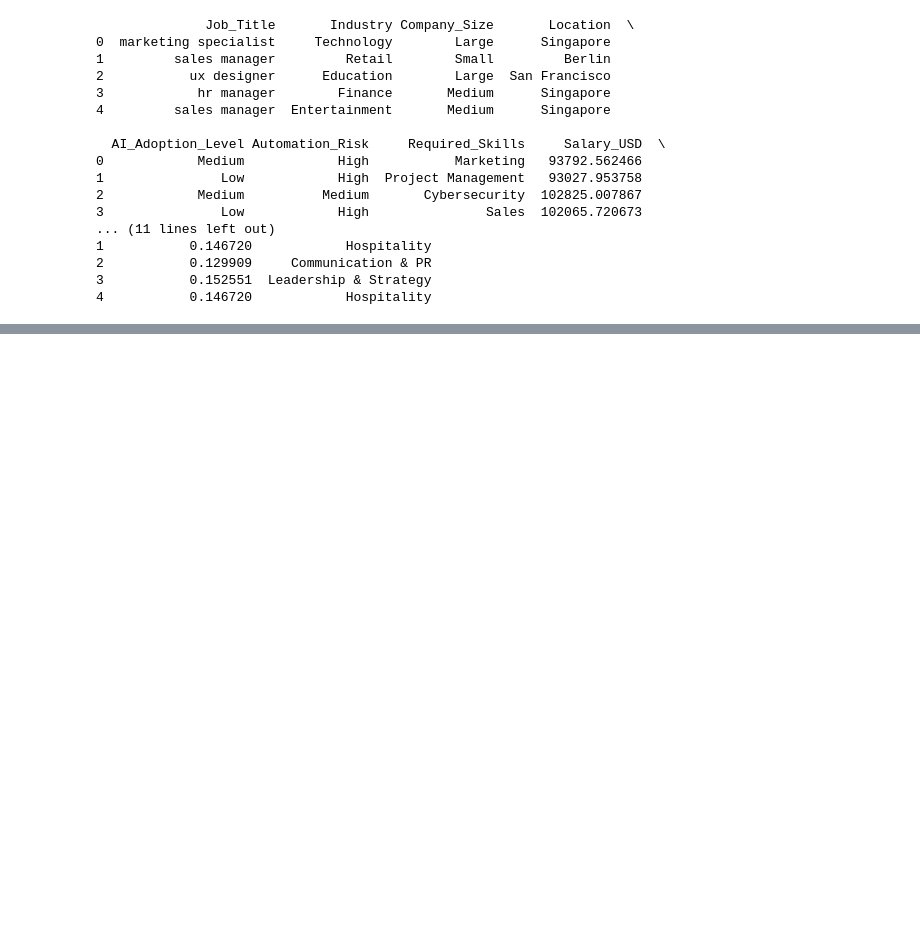
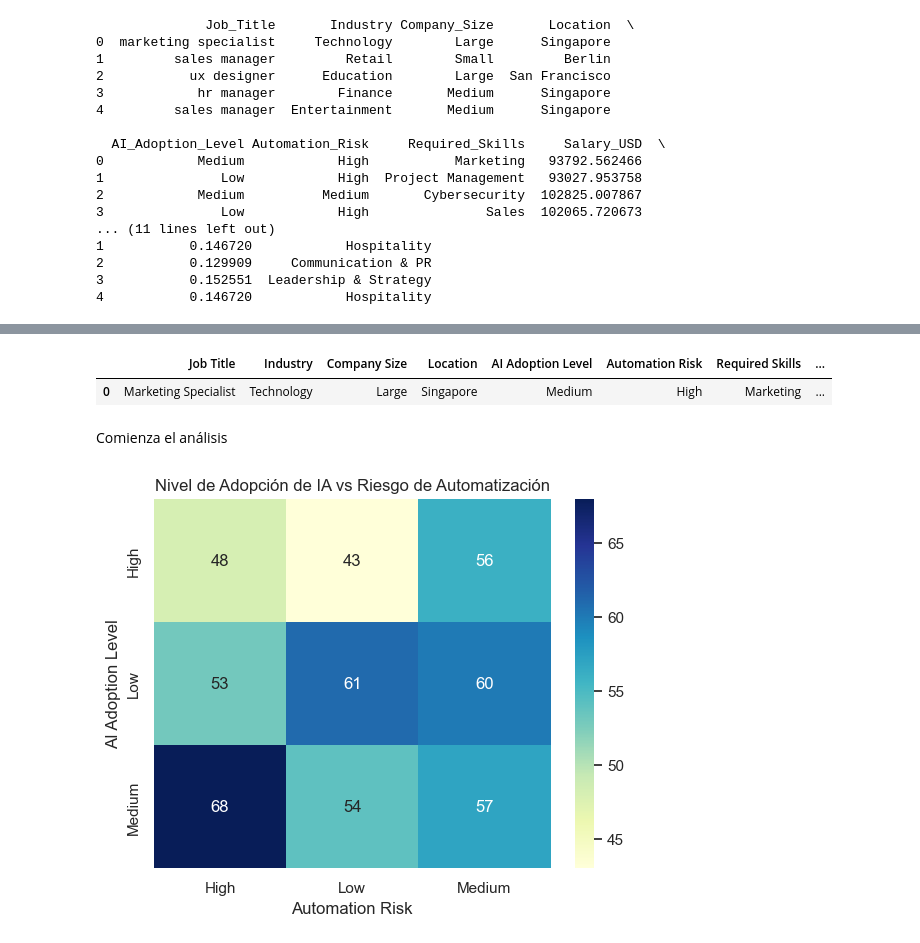
Before and after one commit to httpluris7/AI-Impact-on-works-today, a Jupyter notebook: AI_work.ipynb, the cells around one changed output, grey strips where cells are left out. Saved outputs shown, nothing was run; the diff lists cells and outputs as text; code cells hidden in the pictures; blank space fills up the shorter version.

```diff
--- a/AI_work.ipynb
+++ b/AI_work.ipynb
@@ -35,0 +57,7 @@ Limpieza de los 3 datasets
+# %%
+AI_merged.head(1)
+# %% [output]
+|  | Job Title | Industry | Company Size | Location | AI Adoption Level | Automation Risk | Required Skills | ... |
+| 0 | Marketing Specialist | Technology | Large | Singapore | Medium | High | Marketing | ... |
+# %% [markdown]
+Comienza el análisis
@@ -35,0 +71,8 @@ Limpieza de los 3 datasets
+# %%
+#Relacion entre el nivel de adopción de la IA y el risgo de automatización
+pivot_ai_risk = pd.crosstab(AI_job1['AI Adoption Level'], AI_job1['Automation Risk'])
+sns.heatmap(pivot_ai_risk, annot=True, cmap="YlGnBu")
+plt.title("Nivel de Adopción de IA vs Riesgo de Automatización")
+plt.show()
+# %% [output]
+[figure, added]
```
Also changed, not shown: parts of 30 cells of this notebook.
